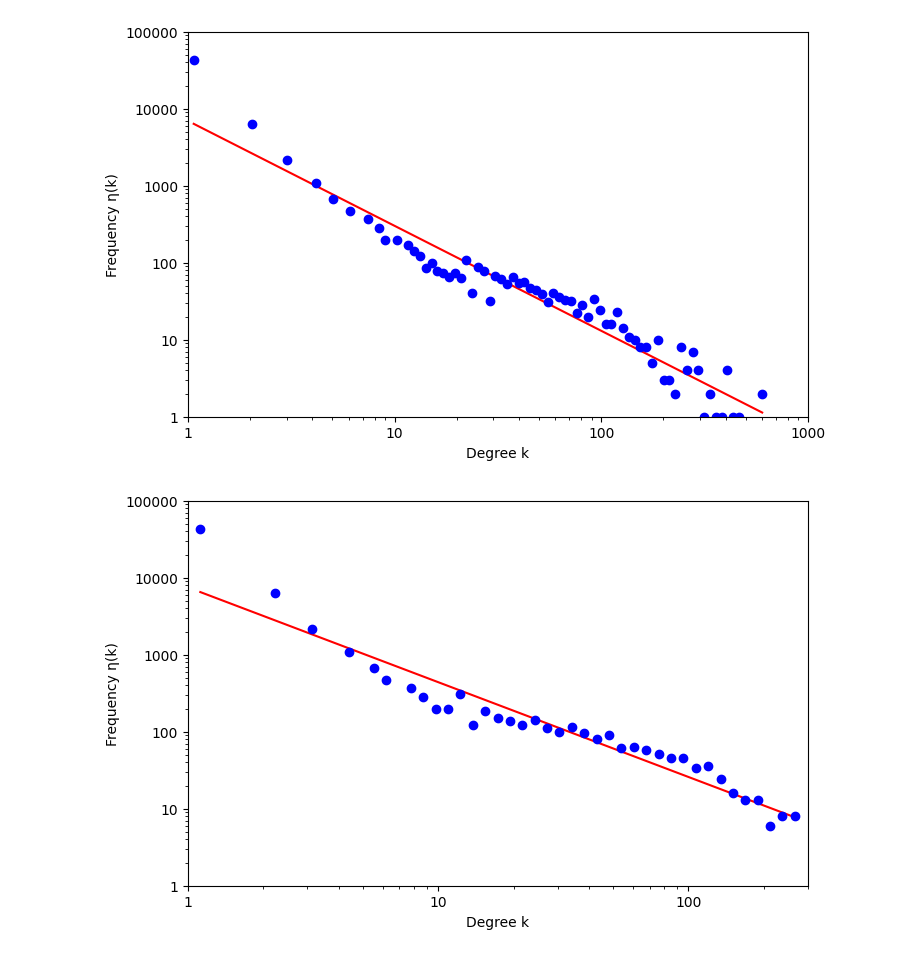
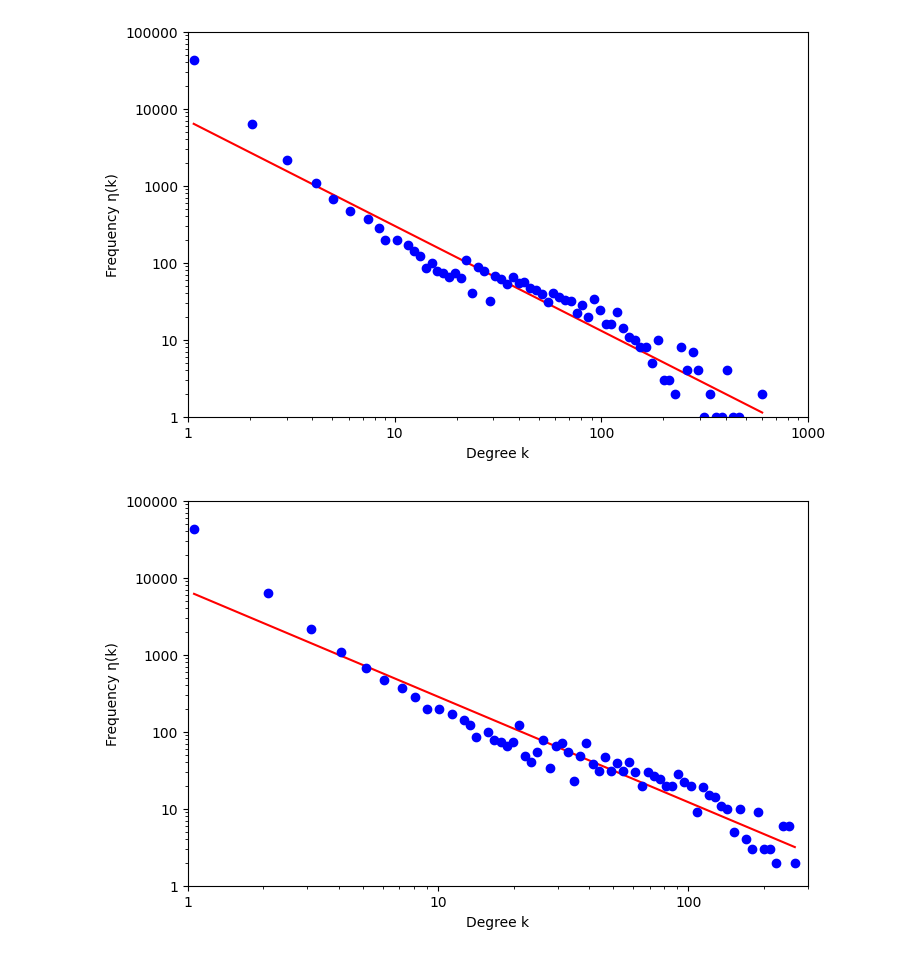
Before and after one commit to jack-margeson/email-topology, a Jupyter notebook: email-topology.ipynb, the cells around one changed output. Saved outputs shown, nothing was run; the diff lists cells and outputs as text; code cells hidden in the pictures.

```diff
--- a/email-topology.ipynb
+++ b/email-topology.ipynb
@@ -93,7 +98,7 @@ min_degree = min(degrees.values())
 max_degree = max(degrees.values())
 
 # Create logged bins using numpy--we'll create 50 bins for this graph.
-bins = np.logspace(np.log10(min_degree), np.log10(max_degree), num=50)
+bins = np.logspace(np.log10(min_degree), np.log10(max_degree), num=100)
 # Create histogram using the list of all node degrees and the logged
 # bins we just created.
 degree_hist, degrees = np.histogram(list(degrees.values()), bins=bins)
@@ -102,31 +107,31 @@ degree_hist, degrees = np.histogram(list(degrees.values()), bins=bins)
 # This removes any bins that contain no value.
 non_zero_mask = degree_hist != 0
 degree_hist = degree_hist[non_zero_mask]
 degrees = degrees[1:][non_zero_mask]
 
 # Fit a line to the data using numpy.polyfit.
 # Use a degree of 1 for a linear fit.
 slope, intercept = np.polyfit(np.log10(degrees), np.log10(degree_hist), 1)
 # Create the best-fit line using the slope and intercept.
 best_fit_line = lambda x: 10**(intercept) * x**slope
 # Plot the best-fit line.
 ax.loglog(degrees, best_fit_line(degrees), 'r-')
 
 # Plot the double log plot.
 ax.loglog(degrees, degree_hist, "bo")
 
 # Set the x-axis and y-axis tick formatters to display full labels.
 ax.xaxis.set_major_formatter(ticker.ScalarFormatter(useMathText=False, useOffset=False))
 ax.yaxis.set_major_formatter(ticker.ScalarFormatter(useMathText=False, useOffset=False))
 
 # Add graph formatting.
 plt.xlim(1,300)
 plt.ylim(1,100000)
 
 plt.xlabel('Degree k')
 plt.ylabel('Frequency η(k)')
 
 # Show graph.
 plt.show()
 # %% [output]
-[figure, old version]
+[figure, new version]
```
Also changed, not shown: parts of 1 cell of this notebook.
